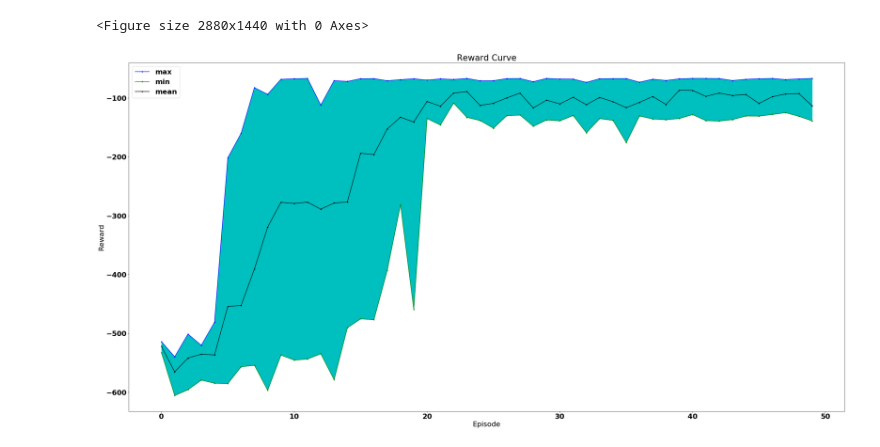
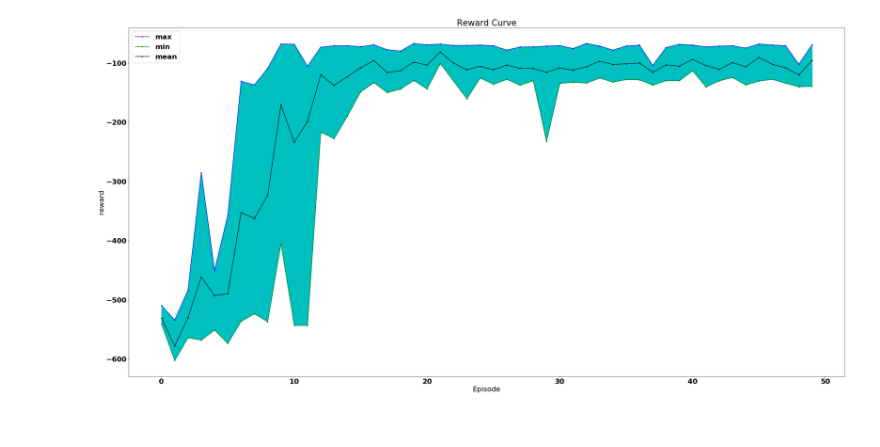
Before and after one commit to Sirius207/Reinforcement-Learning-Algorithms, a Jupyter notebook: plot.ipynb, the cells around one changed output. Cells and saved outputs as stored; diff of their text form; code cells hidden in the pictures.

Commit message:
[Updatae] add tau image

```diff
--- a/plot.ipynb
+++ b/plot.ipynb
@@ -9,9 +9,12 @@ font = {'family' : 'normal',
 plt.rc('font', **font)
 plt.figure(figsize=(40,20))
 
+# base_path = './log/delay1/modify_reward/RP/noFinal_'
+base_path = './log/noTau/n'
+
 nFinal_df = []
-for id in range(7):
-    path = './log/delay1/modify_reward/RP/noFinal_'+ str(id+1) +'.csv'
+for id in range(6):
+    path = base_path + str(id+1) +'.csv'
     data = pd.read_csv(path, names = ["reward", "steps"])
     nFinal_df.append(data)
 
@@ -19,35 +22,34 @@ total = list()
 
 for episode in range(50):
     total.append([])
-    for id in range(7):
+    for id in range(6):
         value = nFinal_df[id]['reward'][episode+1]
         total[episode].append(float(value))
 
 data = dict()
 data['max'] = list()
 data['min'] = list()
 data['mean'] = list()
 
 for episode in range(50):
     maxData = max(total[episode])
     minData = min(total[episode])
     meanData = np.mean(total[episode])
     data['max'].append(maxData)
     data['min'].append(minData)
     data['mean'].append(meanData)
 
 plt.plot(data['max'], color='b',label='max', marker='.')
 plt.plot(data['min'], color='g',label='min', marker='.')
 plt.plot(data['mean'], color='k',label='mean', marker='.')
 
 plt.fill_between(range(50), data['max'], data['min'], color='c', label='')
 # plt.yticks(np.arange(-700, 0, 10))
 
 plt.title('Reward Curve')
 plt.xlabel('Episode')
-plt.ylabel('Reward')
+plt.ylabel('reward')
 plt.legend()
 plt.show()
 # %% [output]
-<Figure size 2880x1440 with 0 Axes>
-[figure, old version]
+[figure, new version]
```
Also changed, not shown: 1 other file.
